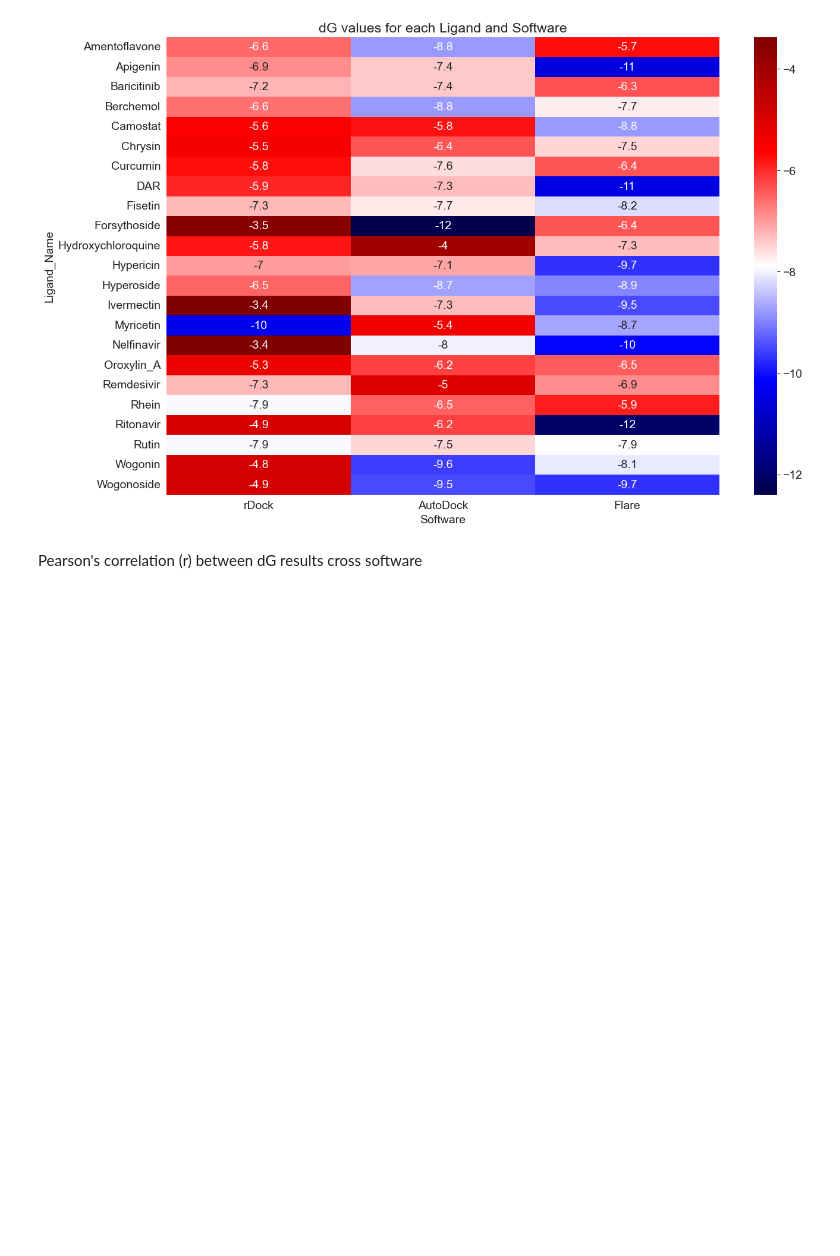
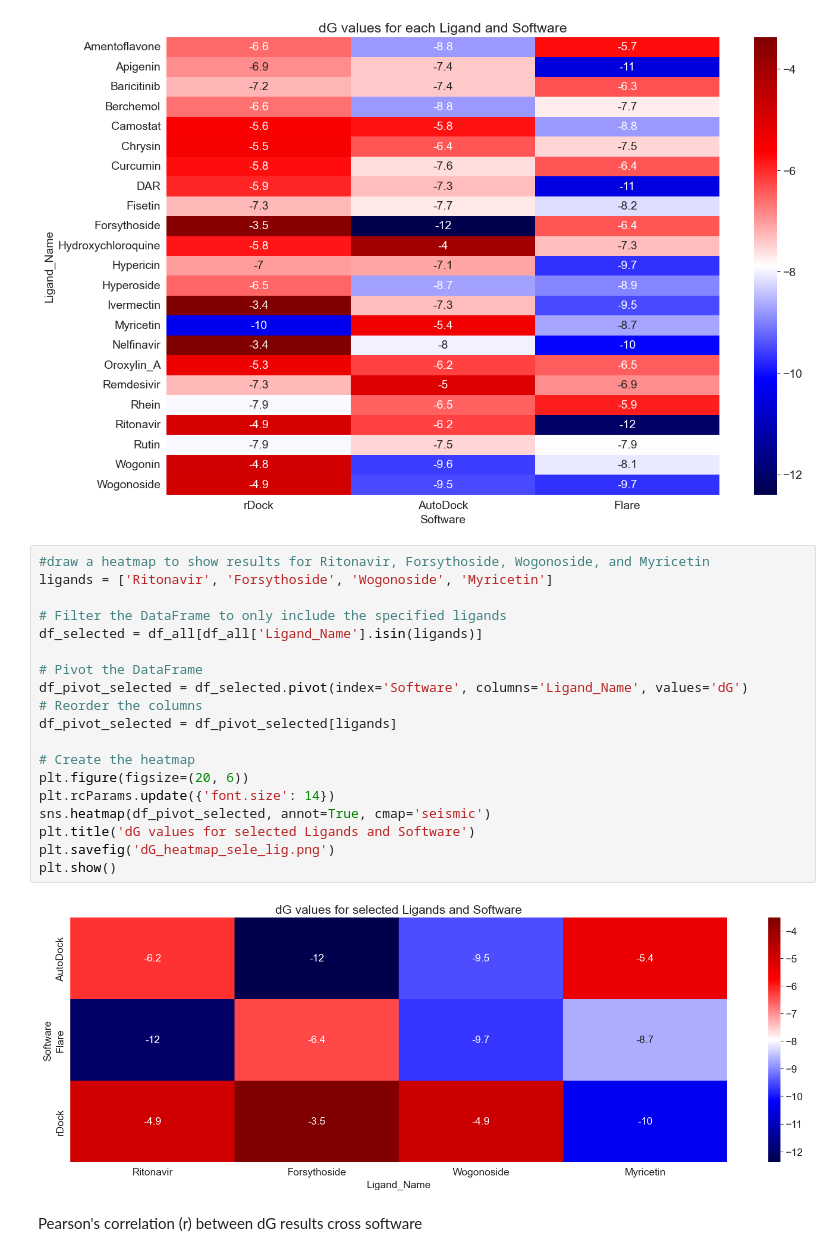
Before and after one commit to GrignardReagent/SARS-CoV-2-Docking-Project, a Jupyter notebook: presentation_prep.ipynb, the cells around one changed output. Drawn from its saved outputs; the diff is of its cells as text; blank space fills up the shorter version.

Commit message:
data analysis all done

```diff
--- a/presentation_prep.ipynb
+++ b/presentation_prep.ipynb
@@ -141,6 +141,27 @@ plt.savefig('dG_heatmap.png')
 plt.show()
 # %% [output]
 [figure]
+# %%
+#draw a heatmap to show results for Ritonavir, Forsythoside, Wogonoside, and Myricetin
+ligands = ['Ritonavir', 'Forsythoside', 'Wogonoside', 'Myricetin']
+
+# Filter the DataFrame to only include the specified ligands
+df_selected = df_all[df_all['Ligand_Name'].isin(ligands)]
+
+# Pivot the DataFrame
+df_pivot_selected = df_selected.pivot(index='Software', columns='Ligand_Name', values='dG')
+# Reorder the columns
+df_pivot_selected = df_pivot_selected[ligands]
+
+# Create the heatmap
+plt.figure(figsize=(20, 6))
+plt.rcParams.update({'font.size': 14})
+sns.heatmap(df_pivot_selected, annot=True, cmap='seismic')
+plt.title('dG values for selected Ligands and Software')
+plt.savefig('dG_heatmap_sele_lig.png')
+plt.show()
+# %% [output]
+[figure, added]
 # %% [markdown]
 Pearson's correlation (r) between dG results cross software
 # %%
```
Also changed, not shown: parts of 3 cells of this notebook, 5 other files.
